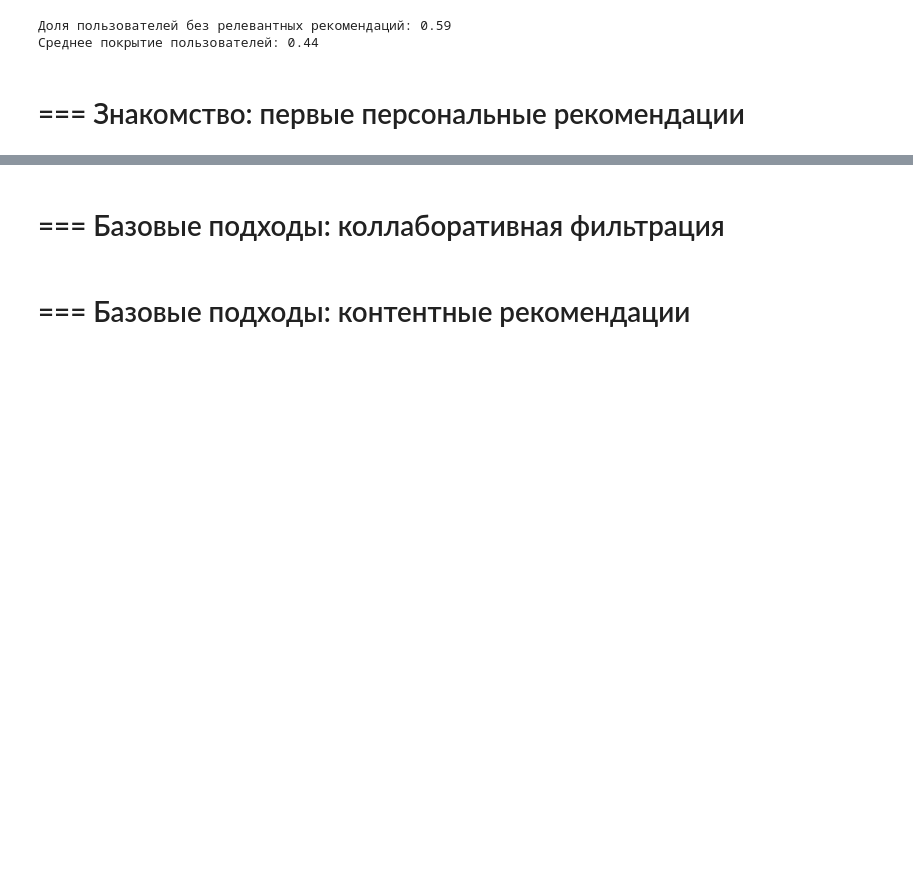
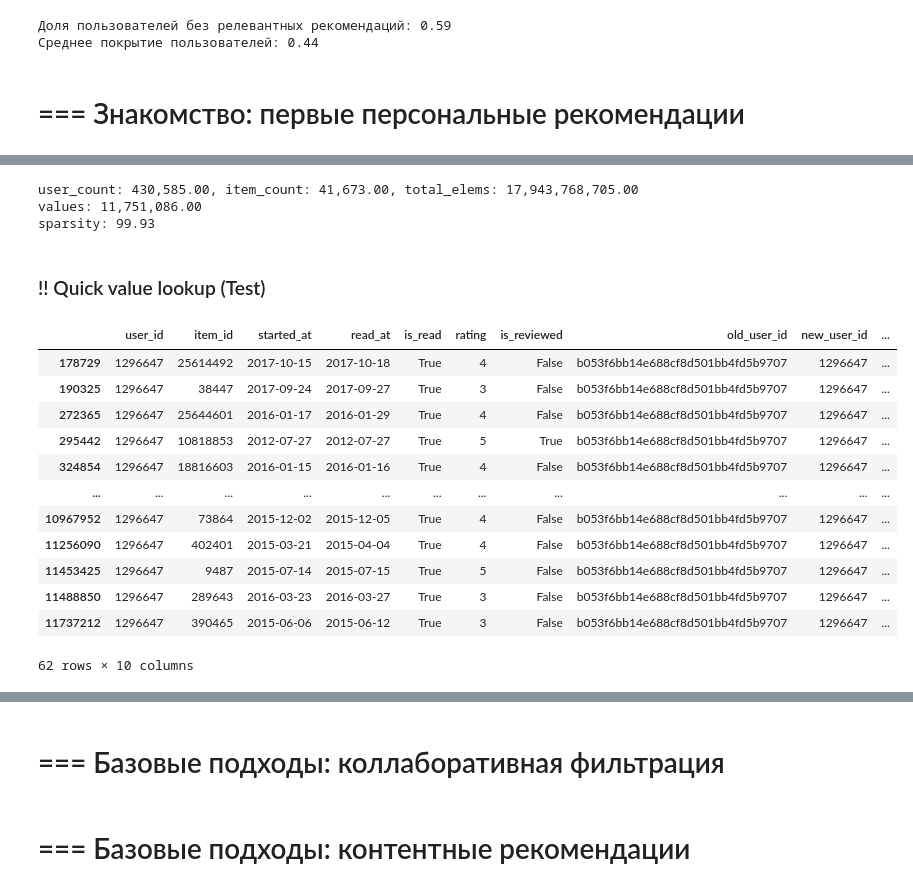
Before and after one commit to khromenko/mle-recsys-start, a Jupyter notebook: main_offline.ipynb, the cells around one changed output, grey strips where cells are left out. Cells and saved outputs as stored; diff of their text form; code cells hidden in the pictures; blank space fills up the shorter version.

```diff
--- a/main_offline.ipynb
+++ b/main_offline.ipynb
@@ -220,0 +224,9 @@ print(f"Среднее покрытие пользователей: {cold_users_
+# %%
+import logging
+
+import matplotlib.pyplot as plt
+import numpy as np
+import pandas as pd
+
+items = pd.read_parquet("data/preprocess/items.par")
+events = pd.read_parquet("data/preprocess/events.par")
@@ -220,0 +249,36 @@ print(f"Среднее покрытие пользователей: {cold_users_
+# %%
+u_i_matrix = events[['user_id', 'item_id', 'rating']]
+user_count = u_i_matrix['user_id'].nunique()
+item_count = u_i_matrix['item_id'].nunique()
+total_elems = user_count*item_count
+
+print(f'user_count: {user_count:,.2f}, item_count: {item_count:,.2f}, total_elems: {total_elems:,.2f}')
+
+rating_values = u_i_matrix['rating'].value_counts().sum()
+print(f'values: {rating_values:,.2f}')
+
+sparsity = 100*(total_elems-rating_values)/total_elems
+print(f'sparsity: {sparsity:.2f}')
+# %% [output]
+user_count: 430,585.00, item_count: 41,673.00, total_elems: 17,943,768,705.00
+values: 11,751,086.00
+sparsity: 99.93
+# %% [markdown]
+### !! Quick value lookup (Test)
+# %%
+events[events['user_id'] == 1296647]
+#events[events['item_id'] == 36411879].info()
+# %% [output]
+|  | user_id | item_id | started_at | read_at | is_read | rating | is_reviewed | old_user_id | new_user_id | ... |
+| 178729 | 1296647 | 25614492 | 2017-10-15 | 2017-10-18 | True | 4 | False | b053f6bb14e688cf8d501bb4fd5b9707 | 1296647 | ... |
+| 190325 | 1296647 | 38447 | 2017-09-24 | 2017-09-27 | True | 3 | False | b053f6bb14e688cf8d501bb4fd5b9707 | 1296647 | ... |
+| 272365 | 1296647 | 25644601 | 2016-01-17 | 2016-01-29 | True | 4 | False | b053f6bb14e688cf8d501bb4fd5b9707 | 1296647 | ... |
+| 295442 | 1296647 | 10818853 | 2012-07-27 | 2012-07-27 | True | 5 | True | b053f6bb14e688cf8d501bb4fd5b9707 | 1296647 | ... |
+| 324854 | 1296647 | 18816603 | 2016-01-15 | 2016-01-16 | True | 4 | False | b053f6bb14e688cf8d501bb4fd5b9707 | 1296647 | ... |
+| ... | ... | ... | ... | ... | ... | ... | ... | ... | ... | ... |
+| 10967952 | 1296647 | 73864 | 2015-12-02 | 2015-12-05 | True | 4 | False | b053f6bb14e688cf8d501bb4fd5b9707 | 1296647 | ... |
+| 11256090 | 1296647 | 402401 | 2015-03-21 | 2015-04-04 | True | 4 | False | b053f6bb14e688cf8d501bb4fd5b9707 | 1296647 | ... |
+| 11453425 | 1296647 | 9487 | 2015-07-14 | 2015-07-15 | True | 5 | False | b053f6bb14e688cf8d501bb4fd5b9707 | 1296647 | ... |
+| 11488850 | 1296647 | 289643 | 2016-03-23 | 2016-03-27 | True | 3 | False | b053f6bb14e688cf8d501bb4fd5b9707 | 1296647 | ... |
+| 11737212 | 1296647 | 390465 | 2015-06-06 | 2015-06-12 | True | 3 | False | b053f6bb14e688cf8d501bb4fd5b9707 | 1296647 | ... |
+62 rows × 10 columns
```
Also changed, not shown: parts of 41 cells of this notebook.
